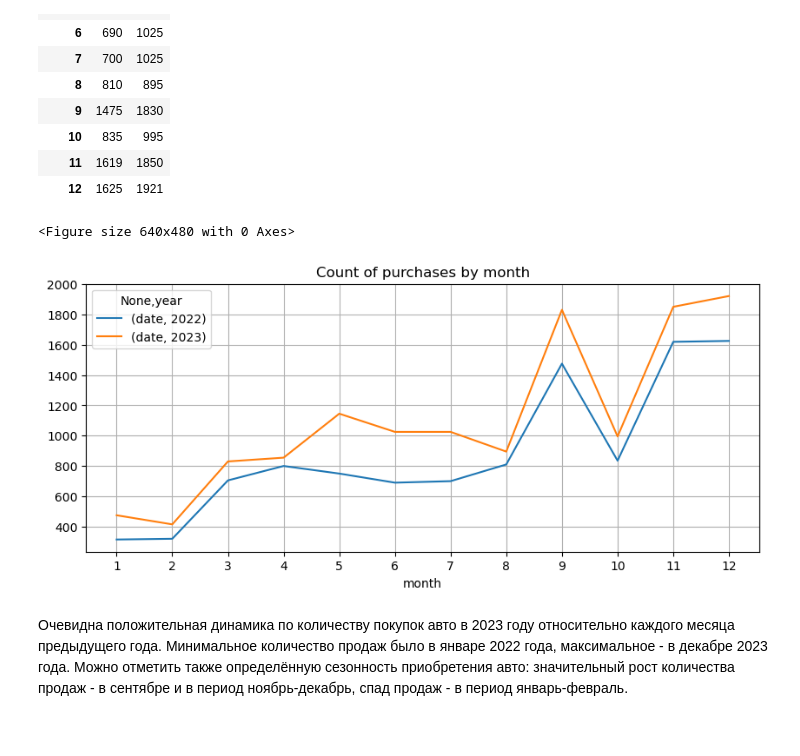
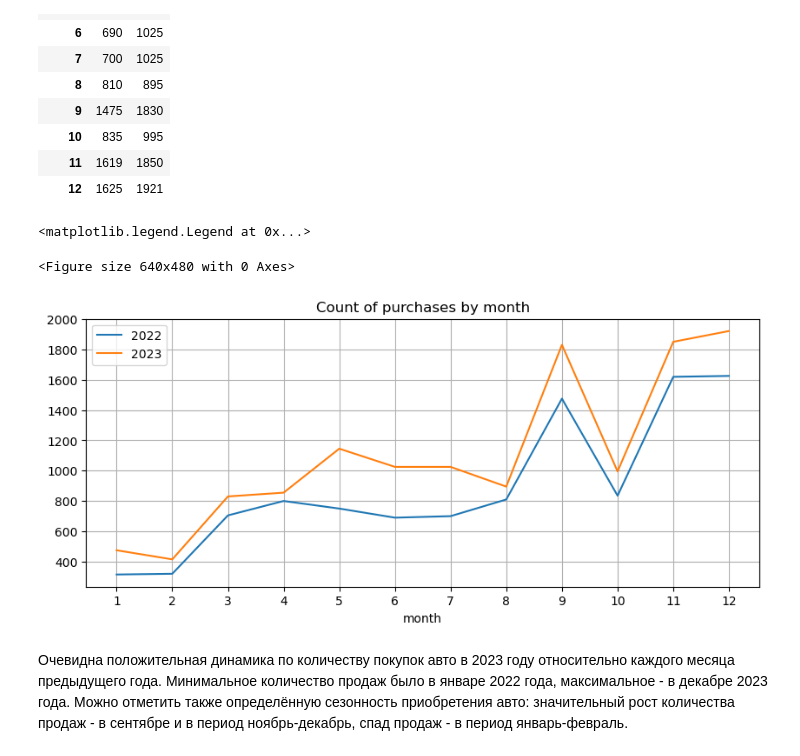
Before and after one commit to LeraBirulya/final_project, a Jupyter notebook: project_.ipynb, the cells around one changed output. Drawn from its saved outputs; the diff is of its cells as text; code cells hidden in the pictures.

```diff
--- a/project_.ipynb
+++ b/project_.ipynb
@@ -238,3 +239,9 @@ df.head()
 | 2 | C_CND_000003 | 2022-01-02 | Taylor | Gianna | Male | 1035000 | Capitol KIA | Cadillac | ... |
 | 3 | C_CND_000004 | 2022-01-02 | Guerrero | Giselle | Male | 13500 | Chrysler of Tri-Cities | Toyota | ... |
 | 4 | C_CND_000005 | 2022-01-02 | Fleming | Grace | Male | 1465000 | Chrysler Plymouth | Acura | ... |
+# %%
+#создание новых столбцов
+df['month'] = df.date.dt.month
+df['year'] = df.date.dt.year
+df['day_of_week'] = df.date.dt.day_name()
+df
@@ -292,12 +293,14 @@ df_pivot
 # %%
 plt.figure()
 
 df_pivot.plot(title = 'Сount of purchases by month', figsize=(10, 4))
 plt.xticks([1, 2, 3, 4, 5, 6, 7, 8, 9, 10, 11, 12])
 plt.grid(True)
+plt.legend(['2022', '2023'])
 # %% [output]
-<Figure size 640x480 with 0 Axes>
+<matplotlib.legend.Legend at 0x...>
+<Figure size 640x480 with 0 Axes>
-[figure, old version]
+[figure, new version]
 # %% [markdown]
 Очевидна положительная динамика по количеству покупок авто в 2023 году относительно каждого месяца предыдущего года. Минимальное количество продаж было в январе 2022 года, максимальное - в декабре 2023 года.
 Можно отметить также определённую сезонность приобретения авто: значительный рост количества продаж - в сентябре и в период ноябрь-декабрь, спад продаж - в период январь-февраль.
```
Also changed, not shown: parts of 91 cells of this notebook.
